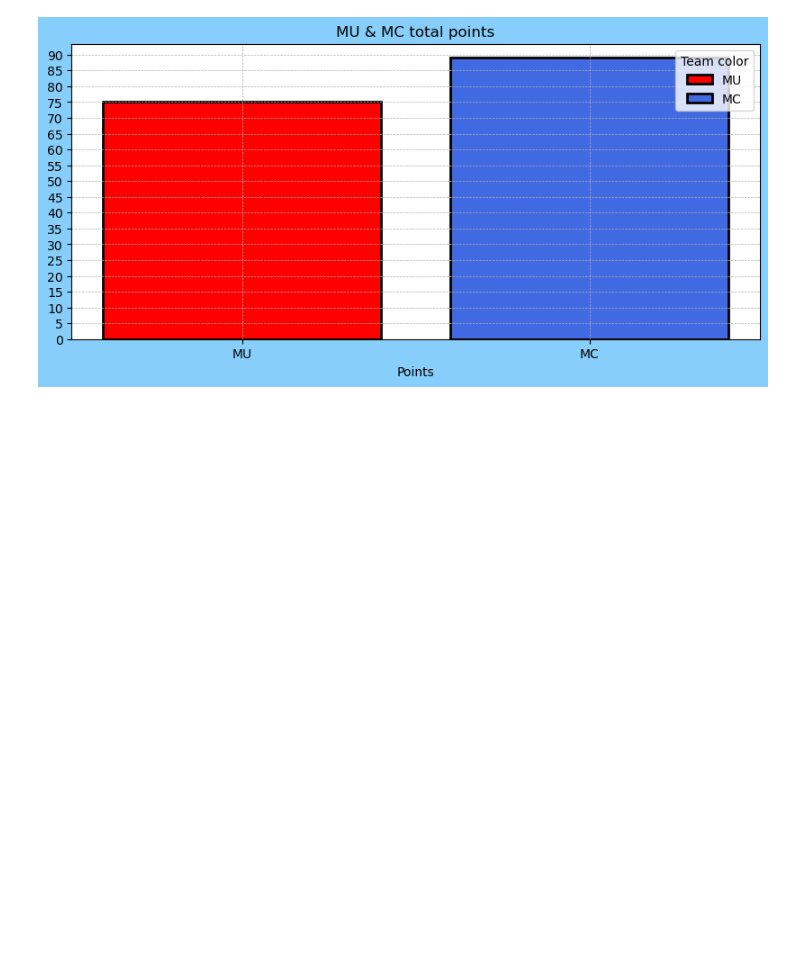
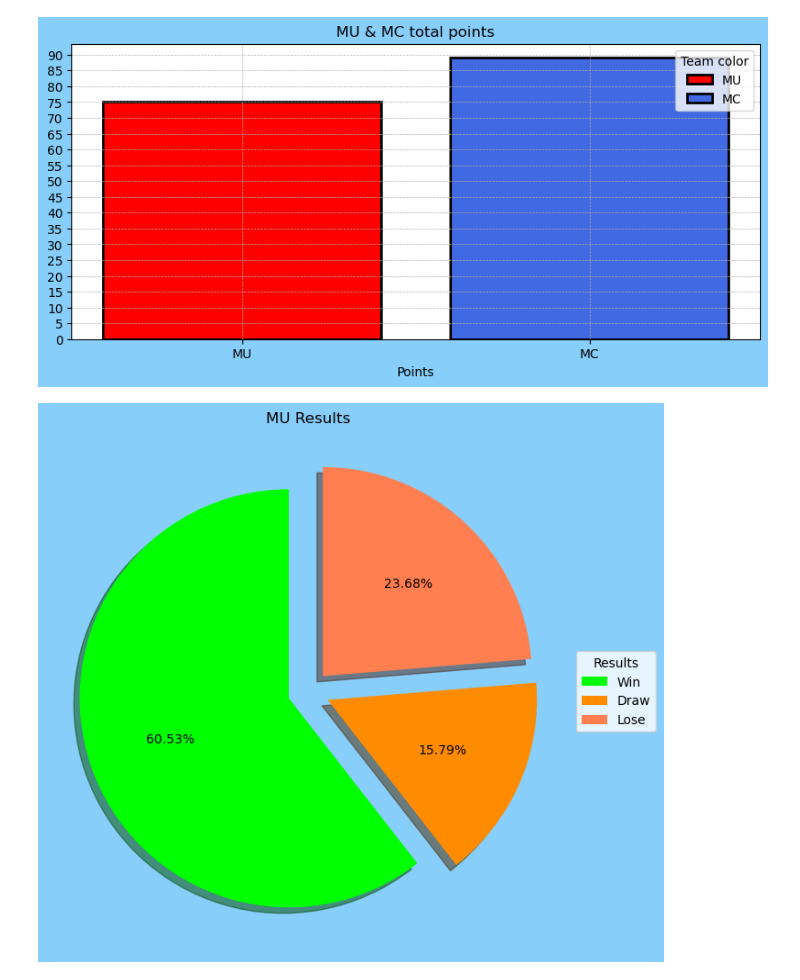
Before and after one commit to LevytskyiS/Football_Analysis, a Jupyter notebook: clubs_comparison.ipynb, the cells around one changed output. Cells and saved outputs as stored; diff of their text form; code cells hidden in the pictures; blank space fills up the shorter version.

Commit message:
Update clubs_comparison.ipynb
1. Added a pie plot

```diff
--- a/clubs_comparison.ipynb
+++ b/clubs_comparison.ipynb
@@ -440,3 +440,28 @@ ax.legend(title='Team color')
 plt.show()
 # %% [output]
 [figure]
+# %%
+fig, ax = plt.subplots(figsize=(10,6), facecolor='lightskyblue', layout='constrained')
+
+wedges, text, autotext = ax.pie(
+    x=h_res + a_res,
+    explode=[0.10, 0.10, 0.10],
+    #labels=['Win', 'Draw', 'Lose'],
+    colors=['lime', 'darkorange', 'coral'],
+    autopct="%.2f%%",
+    labeldistance=1.20,
+    shadow=True,
+    startangle=90,
+    #radius=1.5
+)
+ax.set_title('MU Results')
+ax.legend(
+    wedges,
+    ['Win', 'Draw', 'Lose'],
+    title="Results",
+    loc="center left",
+    bbox_to_anchor=(1, 0, 0.5, 1)
+)
+plt.show()
+# %% [output]
+[figure, added]
```
